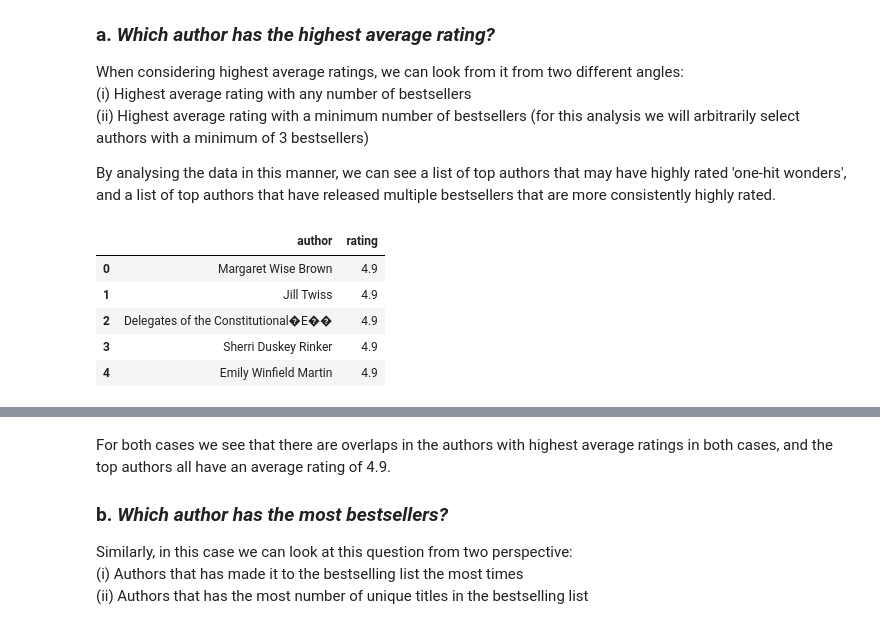
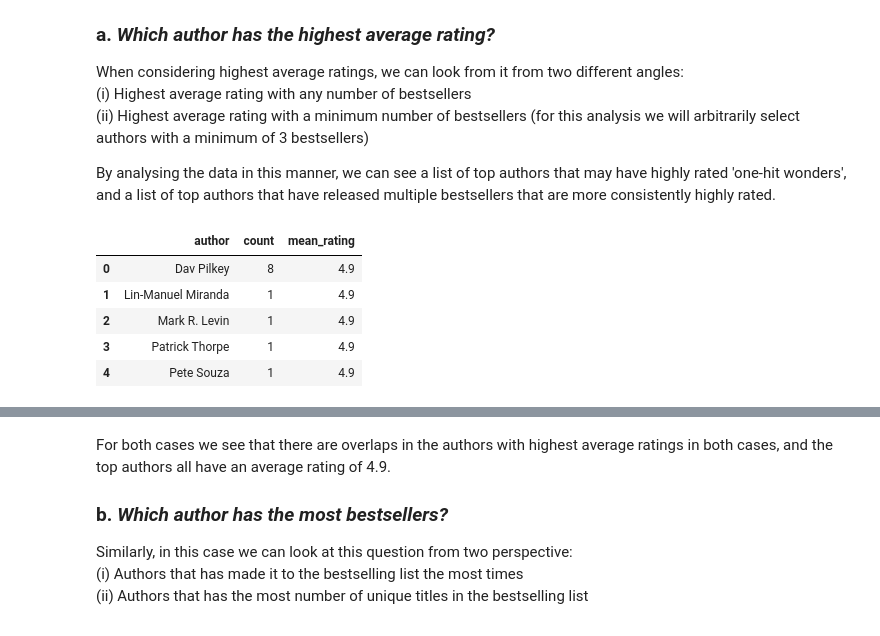
Before and after one commit to wenhao7/Data-Science, a Jupyter notebook: Amazon Books EDA/amazon_eda.ipynb, the cells around one changed output, grey strips where cells are left out. Cells and saved outputs as stored; diff of their text form; code cells hidden in the pictures.

```diff
--- a/Amazon Books EDA/amazon_eda.ipynb
+++ b/Amazon Books EDA/amazon_eda.ipynb
@@ -34,7 +32,7 @@ from scipy.stats import mannwhitneyu
 ## 3. *Data Cleaning*
 # %%
 # Read data
-df = pd.read_csv('Amazon_best_sellers_2010_2020_fiction_flag.csv')
+df = pd.read_csv('Amazon_best_sellers_2010_2020_fiction_flag.csv', encoding='unicode_escape')
 df.head()
 # %% [output]
 |  | title | author | rating | reviews | price | year | fiction flag |
@@ -188,12 +196,12 @@ When considering highest average ratings, we can look from it from two different
 By analysing the data in this manner, we can see a list of top authors that may have highly rated 'one-hit wonders', and a list of top authors that have released multiple bestsellers that are more consistently highly rated.
 # %%
 # (i) Highest average rating for authors with any number of bestsellers
-top_authors = df.groupby('author')[['rating']].mean().sort_values('rating', ascending = False).reset_index()
+top_authors = df.groupby('author').agg(count=('author','size'), mean_rating=('rating','mean')).sort_values('mean_rating', ascending=False).reset_index()
 top_authors.head()
 # %% [output]
-|  | author | rating |
-| 0 | Margaret Wise Brown | 4.9 |
-| 1 | Jill Twiss | 4.9 |
-| 2 | Delegates of the Constitutional�E�� | 4.9 |
-| 3 | Sherri Duskey Rinker | 4.9 |
-| 4 | Emily Winfield Martin | 4.9 |
+|  | author | count | mean_rating |
+| 0 | Dav Pilkey | 8 | 4.9 |
+| 1 | Lin-Manuel Miranda | 1 | 4.9 |
+| 2 | Mark R. Levin | 1 | 4.9 |
+| 3 | Patrick Thorpe | 1 | 4.9 |
+| 4 | Pete Souza | 1 | 4.9 |
```
Also changed, not shown: parts of 29 cells of this notebook, 1 other file.
